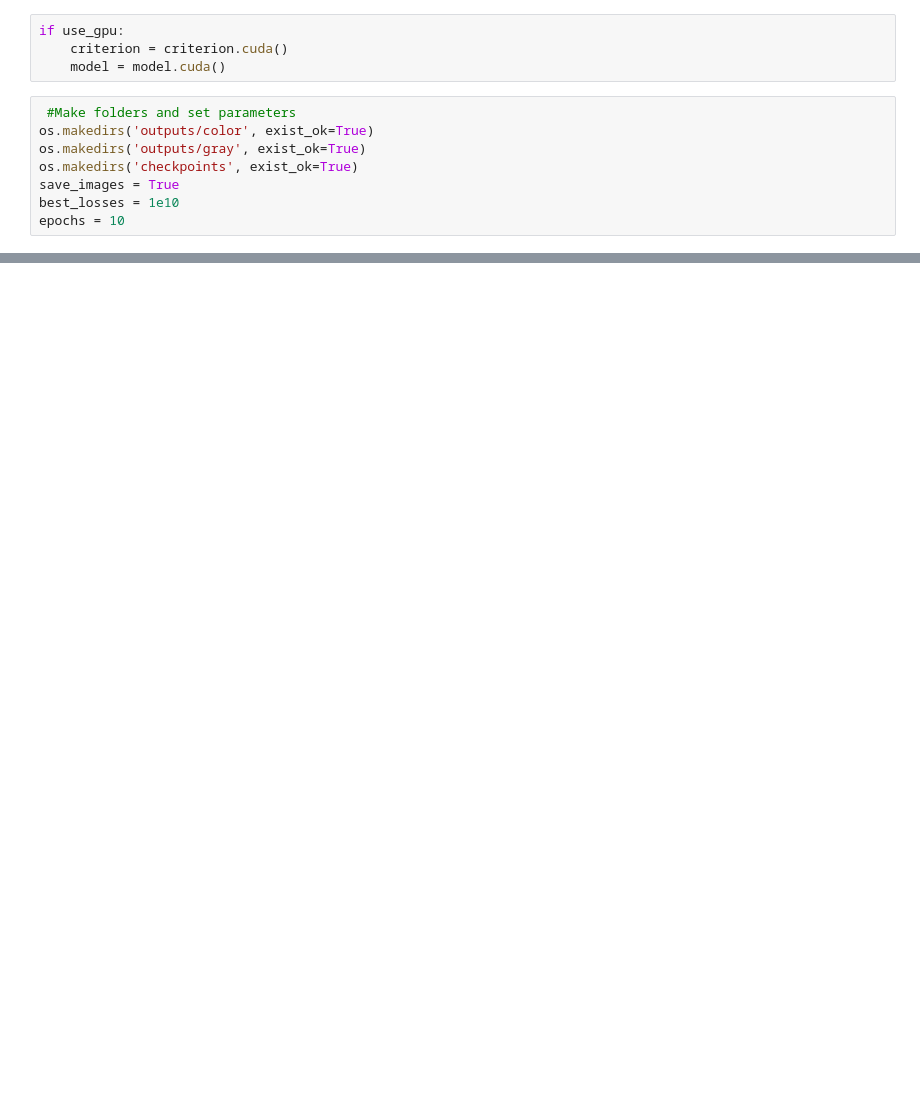
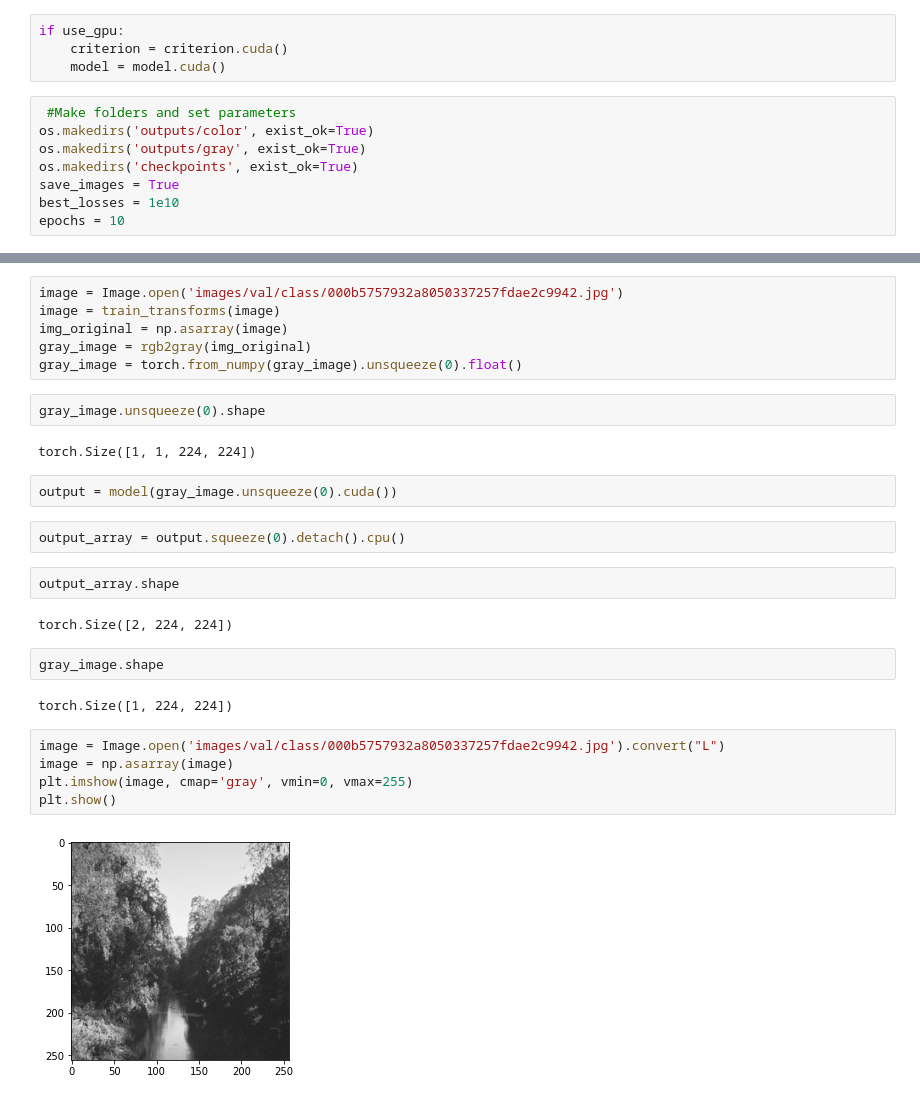
Before and after one commit to pragati2112/Image-colorization, a Jupyter notebook: image_colorization.ipynb, the cells around one changed output, grey strips where cells are left out. Drawn from its saved outputs; the diff is of its cells as text; blank space fills up the shorter version.

```diff
--- a/image_colorization.ipynb
+++ b/image_colorization.ipynb
@@ -254,0 +340,29 @@ Starting training epoch 0
+# %%
+image = Image.open('images/val/class/000b5757932a8050337257fdae2c9942.jpg')
+image = train_transforms(image)
+img_original = np.asarray(image)
+gray_image = rgb2gray(img_original)
+gray_image = torch.from_numpy(gray_image).unsqueeze(0).float()
+# %%
+gray_image.unsqueeze(0).shape
+# %% [output]
+torch.Size([1, 1, 224, 224])
+# %%
+output = model(gray_image.unsqueeze(0).cuda())
+# %%
+output_array = output.squeeze(0).detach().cpu()
+# %%
+output_array.shape
+# %% [output]
+torch.Size([2, 224, 224])
+# %%
+gray_image.shape
+# %% [output]
+torch.Size([1, 224, 224])
+# %%
+image = Image.open('images/val/class/000b5757932a8050337257fdae2c9942.jpg').convert("L")
+image = np.asarray(image)
+plt.imshow(image, cmap='gray', vmin=0, vmax=255)
+plt.show()
+# %% [output]
+[figure, added]
```
Also changed, not shown: parts of 27 cells of this notebook.
